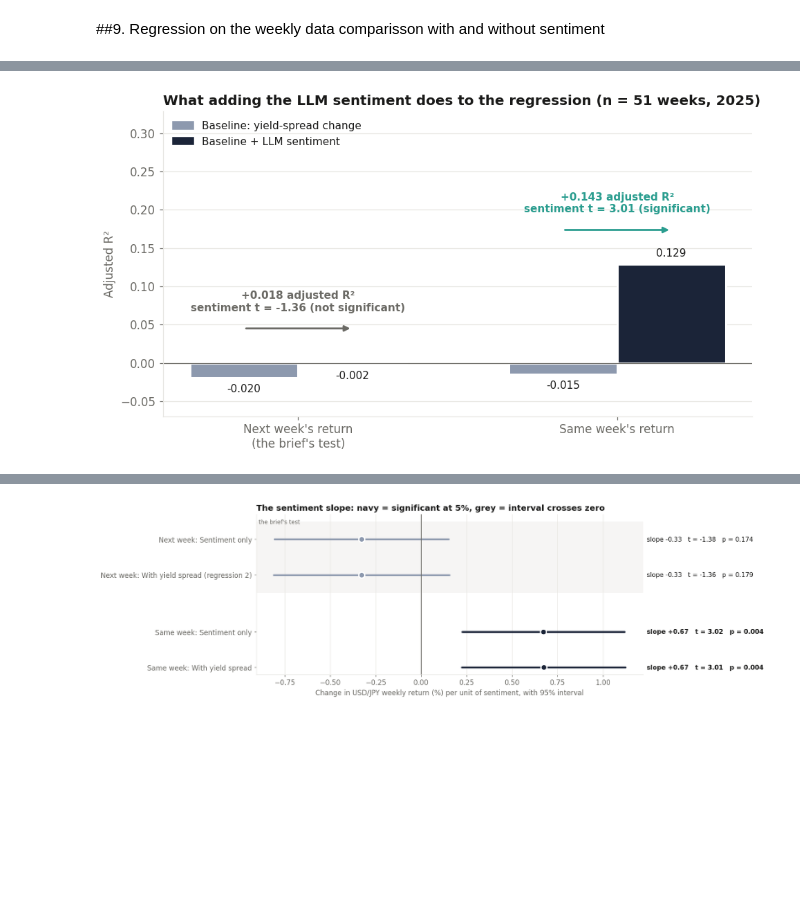
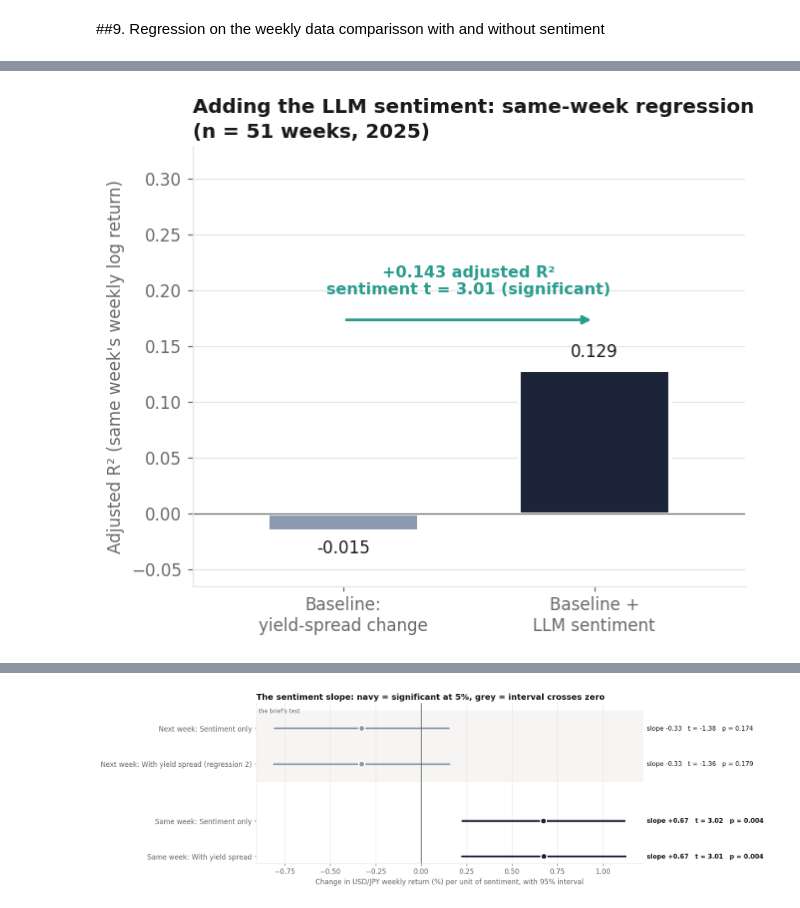
Before and after one commit to angelatodorovic/USD-JPY-zero-shot-sentiment-analysis, a Jupyter notebook: USDJPY_zero_shot_scoring.ipynb, the cells around one changed output, grey strips where cells are left out. Drawn from its saved outputs; the diff is of its cells as text; code cells hidden in the pictures; blank space fills up the shorter version.

```diff
--- a/USDJPY_zero_shot_scoring.ipynb
+++ b/USDJPY_zero_shot_scoring.ipynb
@@ -611,57 +611,48 @@ Change in adjusted R-squared from adding sentiment: +0.0176
 [interactive output not drawn]
 [interactive output not drawn]
 # %%
-# ===== How much does sentiment add? Baseline vs baseline + sentiment (run after the regression cell) =====
-import matplotlib.pyplot as plt
+# ===== How much does sentiment add? Same week: baseline vs baseline + sentiment (run after the regression cell) =====
+import numpy as np, matplotlib.pyplot as plt
 
 NAVY, UP_C, MUTED, INK, GRID = "#1B2438", "#2A9D8F", "#8D99AE", "#1a1a19", "#e6e5e1"
 plt.rcParams.update({"font.family": "DejaVu Sans", "font.size": 11, "text.color": INK, "axes.labelcolor": "#6b6a65",
     "axes.edgecolor": GRID, "axes.spines.top": False, "axes.spines.right": False, "axes.grid": True, "grid.color": GRID,
     "axes.axisbelow": True, "xtick.color": "#6b6a65", "ytick.color": "#6b6a65", "axes.titleweight": "bold",
     "axes.titlesize": 13, "axes.titlelocation": "left", "figure.dpi": 110, "savefig.dpi": 220, "savefig.bbox": "tight"})
 
 def fit(ycol, cols):
     y = s[ycol].values
     X = np.column_stack([np.ones(len(y))] + [s[c].values for c in cols])
     b = np.linalg.lstsq(X, y, rcond=None)[0]; e = y - X @ b; n_, k = X.shape
     se = np.sqrt(e @ e / (n_ - k) * np.diag(np.linalg.inv(X.T @ X)))
     r2 = 1 - e @ e / ((y - y.mean()) @ (y - y.mean()))
     return r2, 1 - (1 - r2) * (n_ - 1) / (n_ - k), b[-1] / se[-1]
 
-cases = [("Next week's return\n(the brief's test)", "ret_next"), ("Same week's return", "ret")]
-rows = []
-for label, ycol in cases:
-    r2_0, adj_0, _ = fit(ycol, ["dspread"])
-    r2_1, adj_1, t_s = fit(ycol, ["dspread", "sentiment"])
-    rows.append((label, adj_0, adj_1, t_s))
+_, a0, _ = fit("ret", ["dspread"])                  # regression 1: without sentiment
+_, a1, t_s = fit("ret", ["dspread", "sentiment"])   # regression 2: with sentiment
+gain = a1 - a0
+sig = "significant" if abs(t_s) >= 1.96 else "not significant"
+c = UP_C if (gain > 0 and abs(t_s) >= 1.96) else "#6b6a65"   # teal only for a significant gain
 
-fig, ax = plt.subplots(figsize=(10, 5.2))
-wbar, xs = 0.34, np.arange(len(rows))
-for i, (label, a0, a1, t_s) in enumerate(rows):
-    for dx, v, c in [(-wbar / 2, a0, MUTED), (wbar / 2, a1, NAVY)]:
-        ax.bar(i + dx, v, width=wbar, color=c, edgecolor="white", linewidth=2)
-        ax.text(i + dx, v + (0.008 if v >= 0 else -0.008), f"{v:.3f}", ha="center", va="bottom" if v >= 0 else "top", fontsize=10)
-    top = max(a0, a1, 0) + 0.06
-    gain = a1 - a0
-    sig = "significant" if abs(t_s) >= 1.96 else "not significant"
-    c = UP_C if (gain > 0 and abs(t_s) >= 1.96) else "#6b6a65"          # teal only for a significant gain
-    ax.annotate("", xy=(i + wbar / 2, top - 0.015), xytext=(i - wbar / 2, top - 0.015),
-                arrowprops=dict(arrowstyle="-|>", color=c, lw=1.8))
-    ax.text(i, top + 0.005, f"{gain:+.3f} adjusted R²\nsentiment t = {t_s:.2f} ({sig})", ha="center", va="bottom",
-            fontsize=10, fontweight="bold", color=c)
+fig, ax = plt.subplots(figsize=(6.5, 5.2))
+labels = ["Baseline:\nyield-spread change", "Baseline +\nLLM sentiment"]
+for x, v, col in [(0, a0, MUTED), (1, a1, NAVY)]:
+    ax.bar(x, v, width=0.6, color=col, edgecolor="white", linewidth=2)
+    ax.text(x, v + (0.008 if v >= 0 else -0.008), f"{v:.3f}", ha="center", va="bottom" if v >= 0 else "top", fontsize=11)
+top = max(a0, a1, 0) + 0.06
+ax.annotate("", xy=(1, top - 0.015), xytext=(0, top - 0.015), arrowprops=dict(arrowstyle="-|>", color=c, lw=1.8))
+ax.text(0.5, top + 0.005, f"{gain:+.3f} adjusted R²\nsentiment t = {t_s:.2f} ({sig})", ha="center", va="bottom",
+        fontsize=10.5, fontweight="bold", color=c)
 ax.axhline(0, color="#6b6a65", lw=0.8)
-ax.set_xticks(xs); ax.set_xticklabels([r[0] for r in rows]); ax.grid(axis="x", visible=False)
-ax.set_ylabel("Adjusted R²")
-lo = min(min(r[1], r[2]) for r in rows); hi = max(max(r[1], r[2]) for r in rows)
-ax.set_ylim(min(lo - 0.05, -0.05), hi + 0.2)
-ax.legend(handles=[plt.Rectangle((0, 0), 1, 1, color=MUTED, label="Baseline: yield-spread change"),
-                   plt.Rectangle((0, 0), 1, 1, color=NAVY, label="Baseline + LLM sentiment")],
-          frameon=False, loc="upper left", fontsize=10)
-ax.set_title(f"What adding the LLM sentiment does to the regression (n = {len(s)} weeks, 2025)")
-fig.savefig("sentiment_improvement.png"); plt.show()
-files.download("sentiment_improvement.png")
+ax.set_xticks([0, 1]); ax.set_xticklabels(labels); ax.grid(axis="x", visible=False)
+ax.set_xlim(-0.6, 1.6)
+ax.set_ylabel("Adjusted R² (same week's weekly log return)")
+ax.set_ylim(min(a0, a1, 0) - 0.05, max(a0, a1) + 0.2)
+ax.set_title(f"Adding the LLM sentiment: same-week regression\n(n = {len(s)} weeks, 2025)", linespacing=1.4)
+fig.savefig("sentiment_improvement_same_week.png"); plt.show()
+files.download("sentiment_improvement_same_week.png")
 # %% [output]
-[figure, old version]
+[figure, new version]
 [interactive output not drawn]
 [interactive output not drawn]
 # %%
```
Also changed, not shown: parts of 1 cell of this notebook.
